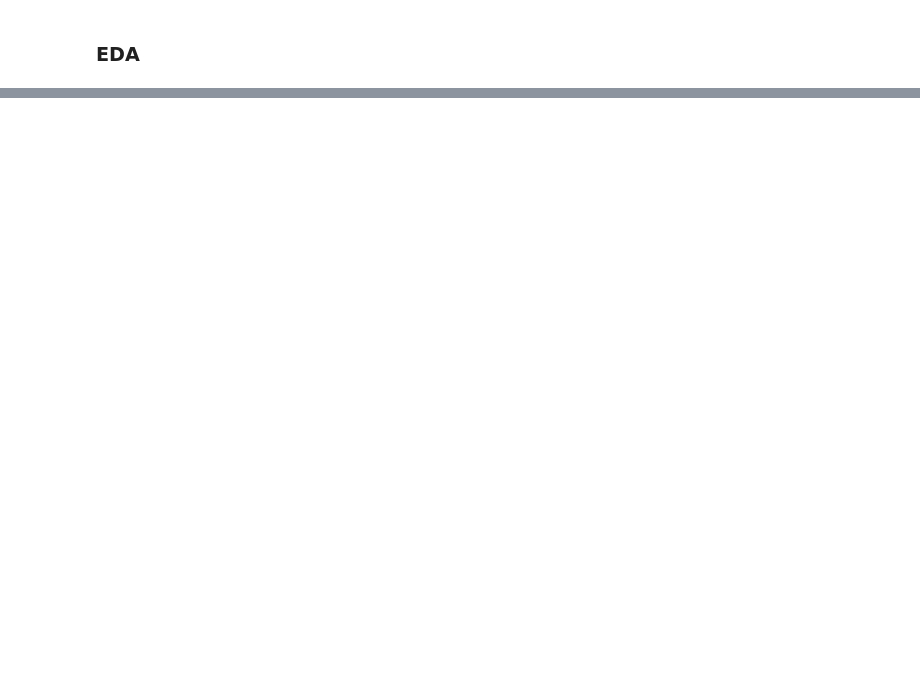
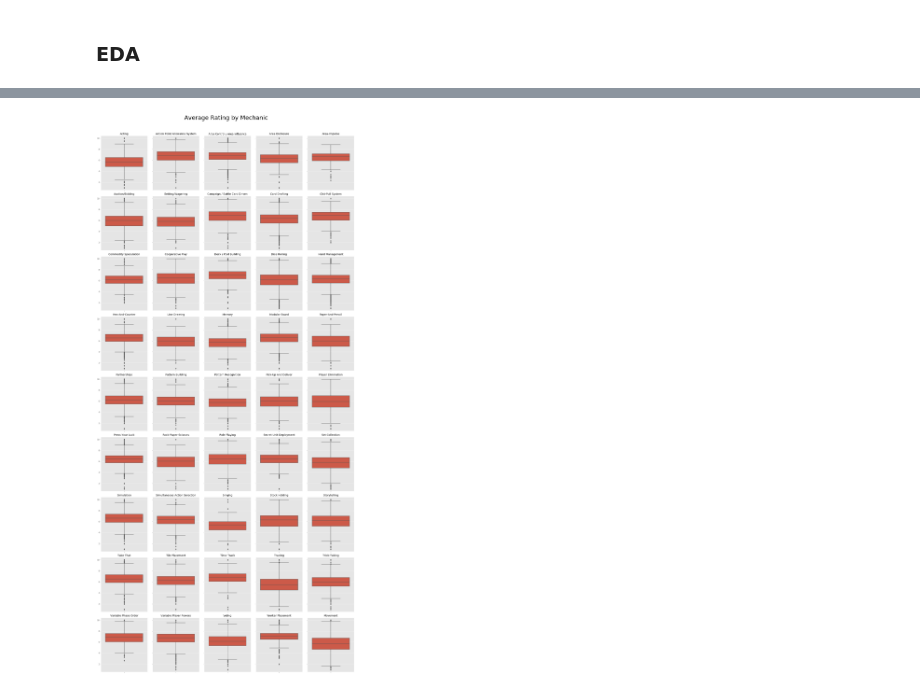
Before and after one commit to Atksmith88/board-game-statistics, a Jupyter notebook: eda_feature_engineering.ipynb, the cells around one changed output, grey strips where cells are left out. Drawn from its saved outputs; the diff is of its cells as text; code cells hidden in the pictures; blank space fills up the shorter version.

```diff
--- a/eda_feature_engineering.ipynb
+++ b/eda_feature_engineering.ipynb
@@ -137,8 +163,11 @@ for ax, col in zip(axes.flatten(), categories.columns):
 # %%
-fig, axes = plt.subplots(ncols=5, nrows=9, figsize=(20,60), sharey=True)
-fig.suptitle('Average Rating by Mechanic')
+fig, axes = plt.subplots(ncols=5, nrows=9, figsize=(20, 45), sharey=True)
+fig.suptitle('Average Rating by Mechanic', fontsize=32)
+fig.tight_layout(rect=[0, 0.03, 1, 0.95])
 
 for ax, col in zip(axes.flatten(), mechanics.columns):
-    sns.boxplot(data.loc[data[col]==1, 'average_rating'], ax=ax, orient='v')
+    sns.boxplot(data.loc[data[col] == 1, 'average_rating'], ax=ax, orient='v')
     ax.set(title=col[9:].title().replace('_', ' '), ylabel='')
+# %% [output]
+[figure, added]
 # %%
```
Also changed, not shown: parts of 7 cells of this notebook, 3 other files.
